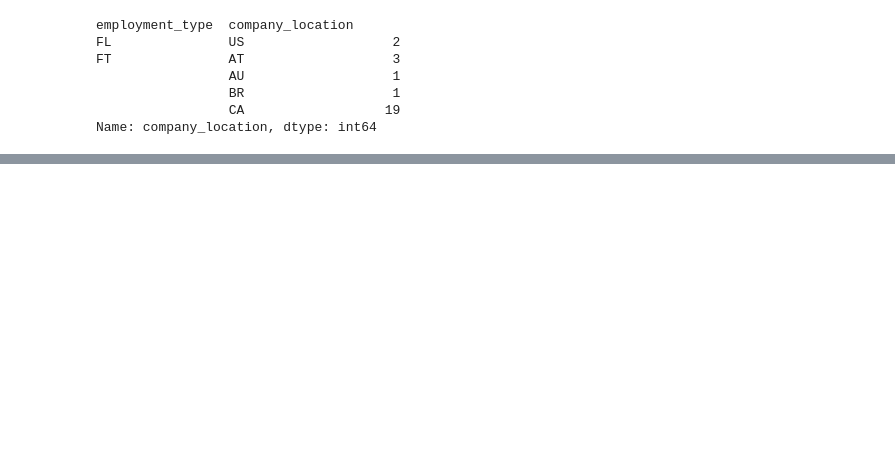
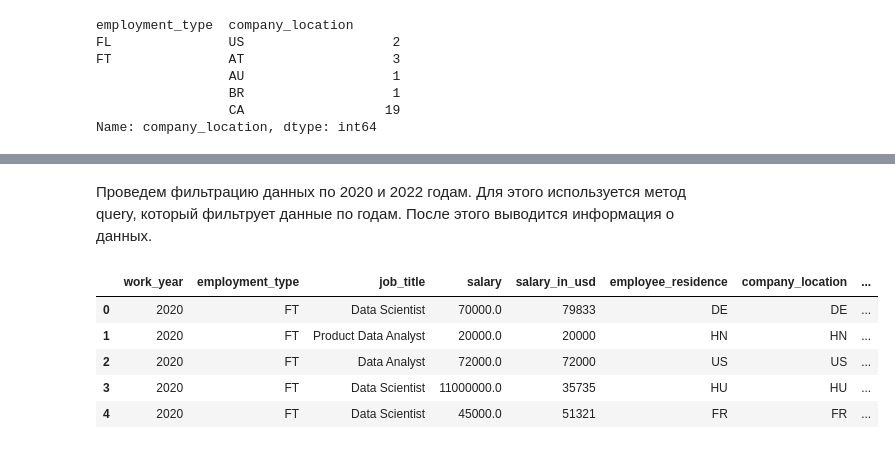
Before and after one commit to MaksimLevchenko/data_analysis_1, a Jupyter notebook: ЛР1_ЛевченкоМС_7.ipynb, the cells around one changed output, grey strips where cells are left out. Cells and saved outputs as stored; diff of their text form; code cells hidden in the pictures; blank space fills up the shorter version.

```diff
--- a/ЛР1_ЛевченкоМС_7.ipynb
+++ b/ЛР1_ЛевченкоМС_7.ipynb
@@ -227,0 +277,12 @@ pivot_median_salary.sort_values(by='work_year', ascending=False)
+# %% [markdown]
+Проведем фильтрацию данных по 2020 и 2022 годам. Для этого используется метод query, который фильтрует данные по годам. После этого выводится информация о данных.
+# %%
+filtered_df = df.query('work_year == 2020 or work_year == 2022')
+filtered_df.head()
+# %% [output]
+|  | work_year | employment_type | job_title | salary | salary_in_usd | employee_residence | company_location | ... |
+| 0 | 2020 | FT | Data Scientist | 70000.0 | 79833 | DE | DE | ... |
+| 1 | 2020 | FT | Product Data Analyst | 20000.0 | 20000 | HN | HN | ... |
+| 2 | 2020 | FT | Data Analyst | 72000.0 | 72000 | US | US | ... |
+| 3 | 2020 | FT | Data Scientist | 11000000.0 | 35735 | HU | HU | ... |
+| 4 | 2020 | FT | Data Scientist | 45000.0 | 51321 | FR | FR | ... |
```
Also changed, not shown: parts of 34 cells of this notebook.
